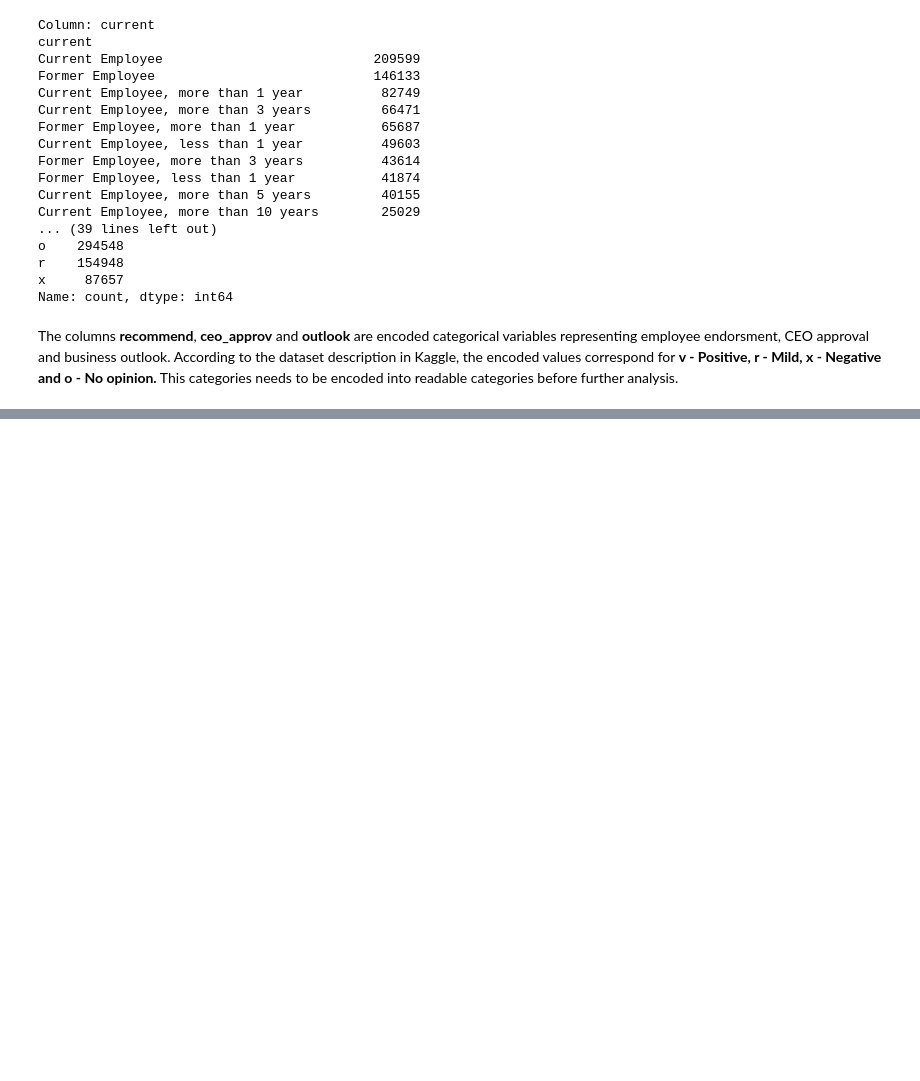
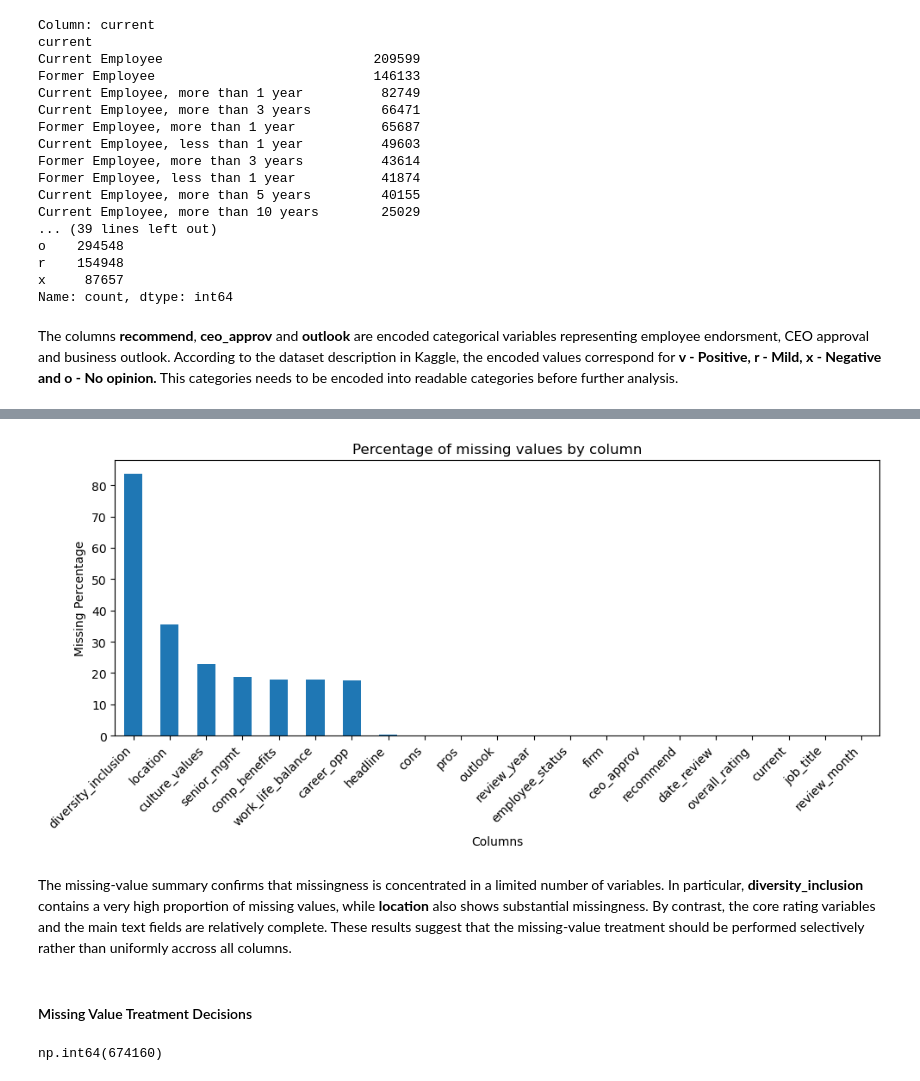
Before and after one commit to YoanaHadzhidimitrova/employee_review_analysis, a Jupyter notebook: employee_review_analysis.ipynb, the cells around one changed output, grey strips where cells are left out. Cells and saved outputs as stored; diff of their text form; code cells hidden in the pictures; blank space fills up the shorter version.

Commit message:
Initial Inspection and Preprocessing
Initial Inspection, Recoding, Conversion, Remove Duplicates, Missing Values Treatment

```diff
--- a/employee_review_analysis.ipynb
+++ b/employee_review_analysis.ipynb
@@ -187,0 +247,2 @@ The columns **recommend**, **ceo_approv** and **outlook** are encoded categorica
+# %%
+glassdoor_reviews['date_review'] = pd.to_datetime(glassdoor_reviews['date_review'], errors = 'coerce')
@@ -187,0 +257,3 @@ The columns **recommend**, **ceo_approv** and **outlook** are encoded categorica
+# %%
+glassdoor_reviews['review_year'] = glassdoor_reviews['date_review'].dt.year
+glassdoor_reviews['review_month'] = glassdoor_reviews['date_review'].dt.month
@@ -187,0 +320,3 @@ The columns **recommend**, **ceo_approv** and **outlook** are encoded categorica
+# %%
+glassdoor_reviews = glassdoor_reviews.drop_duplicates()
+glassdoor_reviews.shape
@@ -187,0 +331,5 @@ The columns **recommend**, **ceo_approv** and **outlook** are encoded categorica
+# %%
+missing_summary = pd.DataFrame({'missing_count': glassdoor_reviews.isna().sum(),
+                                'missing_percentage': glassdoor_reviews.isna().sum()/len(glassdoor_reviews)*100}).sort_values(by='missing_percentage', ascending = False)
+
+missing_summary[missing_summary['missing_count'] > 0]
@@ -187,0 +348,19 @@ The columns **recommend**, **ceo_approv** and **outlook** are encoded categorica
+# %%
+plt.figure(figsize = (10, 5))
+missing_summary['missing_percentage'].plot(kind = 'bar')
+plt.title('Percentage of missing values by column')
+plt.xlabel('Columns')
+plt.ylabel('Missing Percentage')
+plt.xticks(rotation = 45, ha = 'right')
+plt.tight_layout()
+plt.show()
+# %% [output]
+[figure, added]
+# %% [markdown]
+The missing-value summary confirms that missingness is concentrated in a limited number of variables. In particular, **diversity_inclusion** contains a very high proportion of missing values, while **location** also shows substantial missingness. By contrast, the core rating variables and the main text fields are relatively complete. These results suggest that the missing-value treatment should be performed selectively rather than uniformly accross all columns.
+# %% [markdown]
+#### Missing Value Treatment Decisions
+# %%
+glassdoor_reviews['diversity_inclusion'].isna().sum()
+# %% [output]
+np.int64(674160)
```
Also changed, not shown: parts of 35 cells of this notebook.
